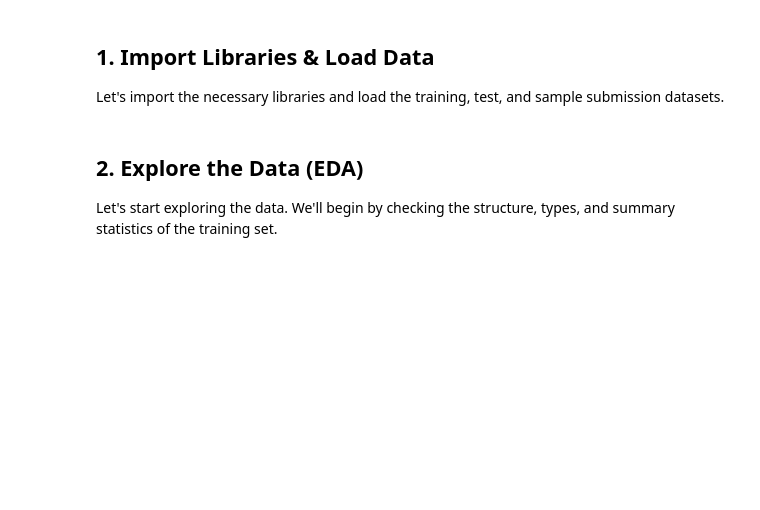
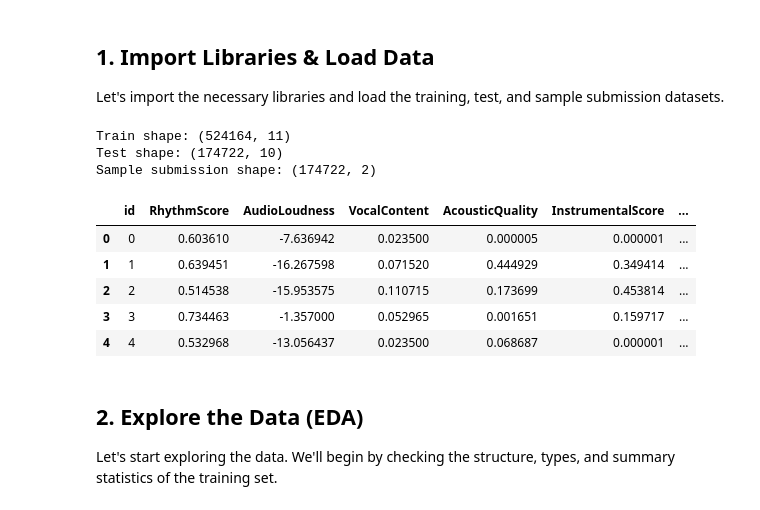
Before and after one commit to drthgz/Playground_Series_S5e9, a Jupyter notebook: Playground_Series_S5e9.ipynb, the cells around one changed output. Drawn from its saved outputs; the diff is of its cells as text; code cells hidden in the pictures; blank space fills up the shorter version.

```diff
--- a/Playground_Series_S5e9.ipynb
+++ b/Playground_Series_S5e9.ipynb
@@ -54,21 +54,31 @@ Let's import the necessary libraries and load the training, test, and sample sub
 # %%
 # Import libraries
 import numpy as np
 import pandas as pd
 
 # Load datasets
-filePath = "/kaggle/input/playground-series-s5e9"
+filePath = "kaggle/input/playground-series-s5e9"
 train = pd.read_csv(f'{filePath}/train.csv')
 test = pd.read_csv(f'{filePath}/test.csv')
 sample_submission = pd.read_csv(f'{filePath}/sample_submission.csv')
 
 # Show the shape of the datasets
 print('Train shape:', train.shape)
 print('Test shape:', test.shape)
 print('Sample submission shape:', sample_submission.shape)
 
 # Display the first few rows of the training data
 train.head()
+# %% [output]
+Train shape: (524164, 11)
+Test shape: (174722, 10)
+Sample submission shape: (174722, 2)
+|  | id | RhythmScore | AudioLoudness | VocalContent | AcousticQuality | InstrumentalScore | ... |
+| 0 | 0 | 0.603610 | -7.636942 | 0.023500 | 0.000005 | 0.000001 | ... |
+| 1 | 1 | 0.639451 | -16.267598 | 0.071520 | 0.444929 | 0.349414 | ... |
+| 2 | 2 | 0.514538 | -15.953575 | 0.110715 | 0.173699 | 0.453814 | ... |
+| 3 | 3 | 0.734463 | -1.357000 | 0.052965 | 0.001651 | 0.159717 | ... |
+| 4 | 4 | 0.532968 | -13.056437 | 0.023500 | 0.068687 | 0.000001 | ... |
 # %% [markdown]
 ## 2. Explore the Data (EDA)
 Let's start exploring the data. We'll begin by checking the structure, types, and summary statistics of the training set.
```
Also changed, not shown: parts of 7 cells of this notebook.
